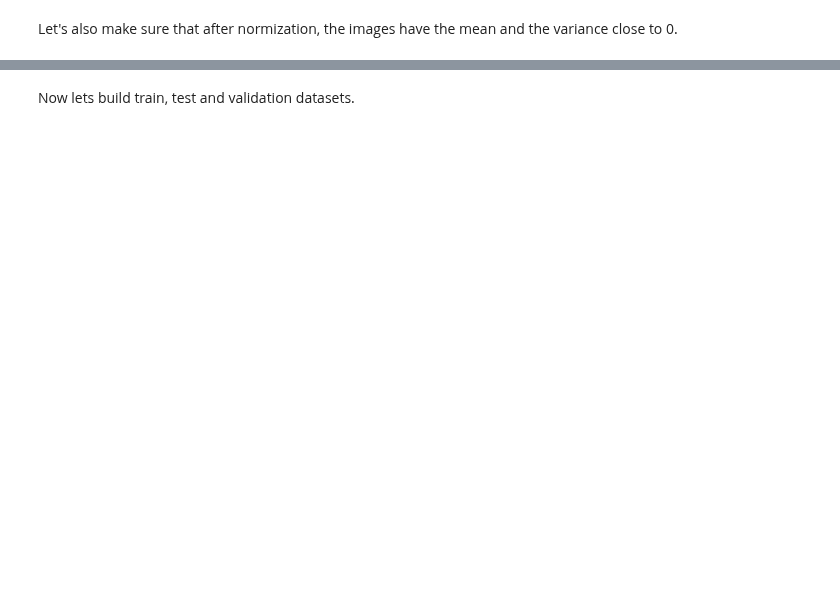
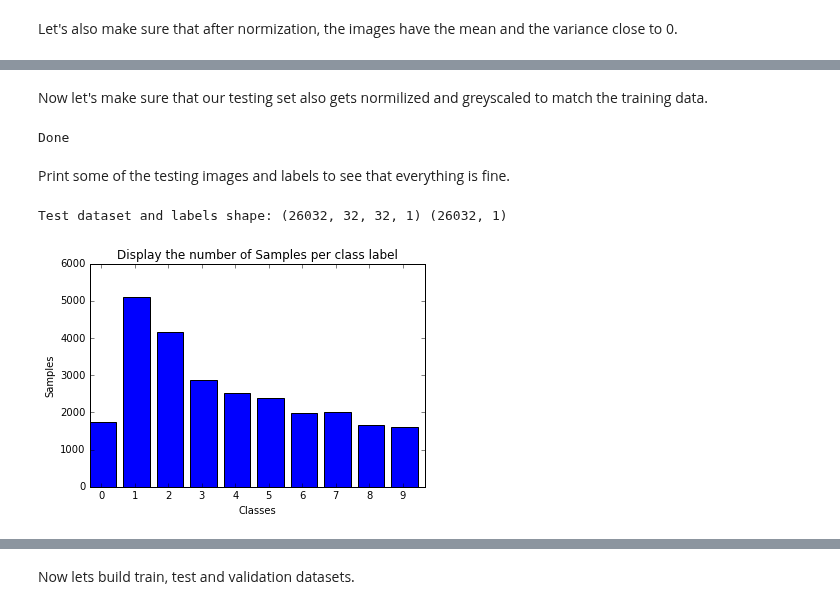
Before and after one commit to thalles753/machine-learning, a Jupyter notebook: projects/capstone/my_project/new_data_processing.ipynb, the cells around one changed output, grey strips where cells are left out. Cells and saved outputs as stored; diff of their text form; code cells hidden in the pictures; blank space fills up the shorter version.

Commit message:
changes in the dataset creation
Now the original testing set is preserved

```diff
--- a/projects/capstone/my_project/new_data_processing.ipynb
+++ b/projects/capstone/my_project/new_data_processing.ipynb
@@ -187,16 +186,6 @@ for img_index in range(0,train_labels.shape[0]):
         distribution[current_label] += 1
         new_data_index += 1
 
-for img_index in range(0,test_labels.shape[0]):
-    current_label = test_labels[img_index]
-    if distribution[current_label] < SAMPLE_LIMIT_PER_CLASS:
-        current_img = test_dataset[:,:,:,img_index]
-        current_img = rgb2gray(current_img)
-        current_img = (current_img - (PIXEL_DEPTH / 2.0)) / PIXEL_DEPTH # normilize
-        dataset[new_data_index,:,:,:] = current_img.reshape(IMAGE_SIZE,IMAGE_SIZE,N_CHANNELS)
-        labels[new_data_index,:] = current_label
-        distribution[current_label] += 1
-        new_data_index += 1
 
 for img_index in range(0,extra_labels.shape[0]):
     current_label = extra_labels[img_index]
@@ -212,8 +201,6 @@ for img_index in range(0,extra_labels.shape[0]):
 # free up memory from the notebook cache
 %xdel train_dataset
 %xdel train_labels
-%xdel test_dataset
-%xdel test_labels
 %xdel extra_dataset
 %xdel extra_labels
 
@@ -230,6 +217,10 @@ According to the dataset specs, in the SVHN dataset, there are 10 classes, 1 for
 for index in range(0,dataset.shape[0]):
     if labels[index] == 10:
         labels[index] = 0
+
+for index in range(0,test_labels.shape[0]):
+    if test_labels[index] == 10:
+        test_labels[index] = 0
 print "Done"
 # %% [output]
 Done
@@ -275,0 +270,23 @@ NameError: name 'labels' is not defined
+# %% [markdown]
+Now let's make sure that our testing set also gets normilized and greyscaled to match the training data.
+# %%
+testing_dataset = np.zeros(shape=(test_labels.shape[0], IMAGE_SIZE, IMAGE_SIZE, N_CHANNELS), dtype=np.float32)
+
+test_index = 0
+for img_index in range(0,test_labels.shape[0]):
+    current_img = test_dataset[:,:,:,img_index]
+    current_img = rgb2gray(current_img)
+    current_img = (current_img - (PIXEL_DEPTH / 2.0)) / PIXEL_DEPTH # normilize
+    testing_dataset[test_index,:,:,:] = current_img.reshape(IMAGE_SIZE,IMAGE_SIZE,N_CHANNELS)
+    test_index += 1
+print "Done"
+# %% [output]
+Done
+# %% [markdown]
+Print some of the testing images and labels to see that everything is fine.
+# %%
+print "Test dataset and labels shape:", testing_dataset.shape, test_labels.shape
+display_data_distribution(test_labels.reshape(test_labels.shape[0]))
+# %% [output]
+Test dataset and labels shape: (26032, 32, 32, 1) (26032, 1)
+[figure, added]
```
Also changed, not shown: parts of 18 cells of this notebook.
